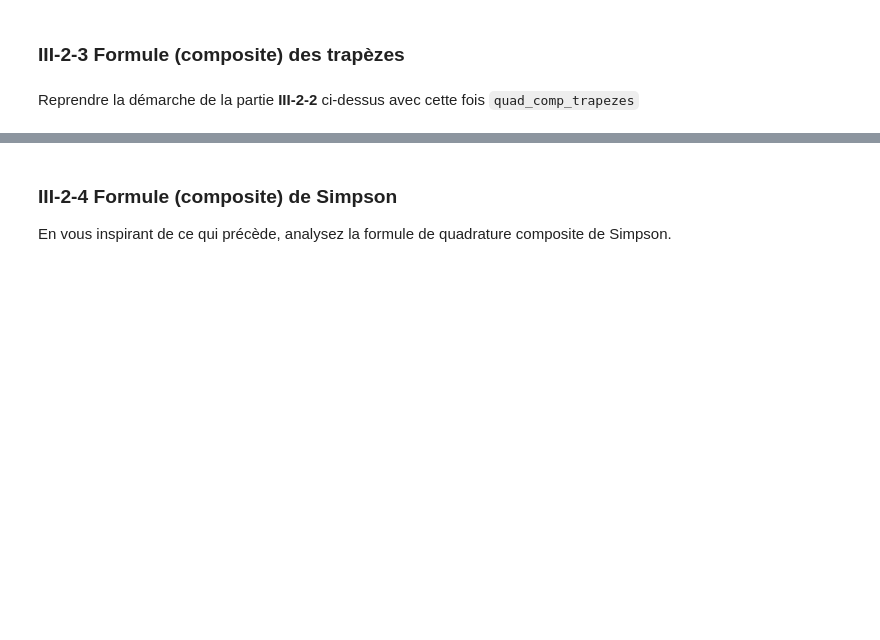
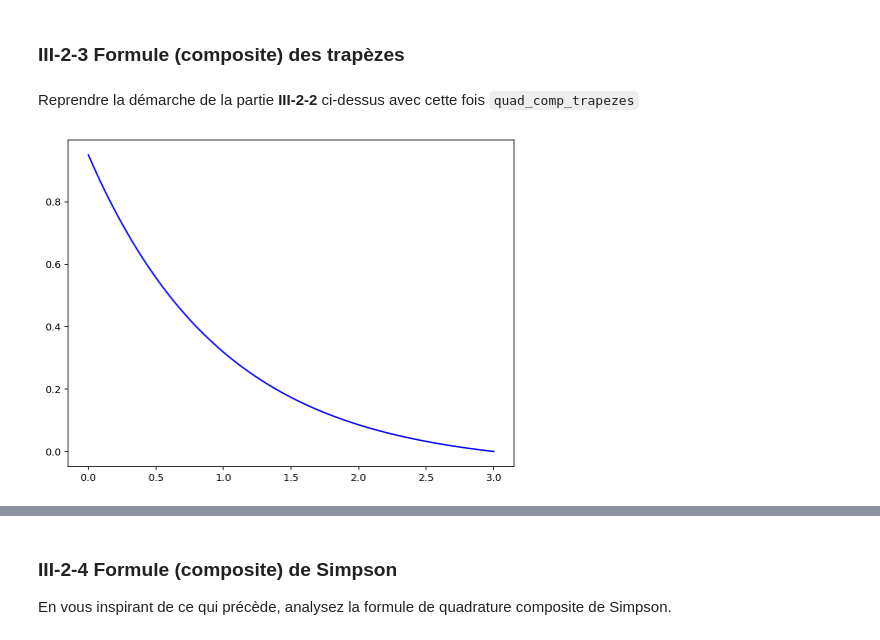
Before and after one commit to momgui/anp, a Jupyter notebook: TP06-etudiant.ipynb, the cells around one changed output, grey strips where cells are left out. Cells and saved outputs as stored; diff of their text form; code cells hidden in the pictures; blank space fills up the shorter version.

```diff
--- a/TP06-etudiant.ipynb
+++ b/TP06-etudiant.ipynb
@@ -160,4 +244,4 @@ Reprendre les questions  **Question III-1-2-1** et **Question III-1-2-2** en met
 # %%
 def quad_trapeze(f, a, b):
     """  """
-    ...
+    return (b-a)*(f(a)+f(b))/2
@@ -282,0 +514,21 @@ Reprendre la question **III-2-1-3** pour cette formule. Pour estimer l'ordre de
+# %%
+# Estimation de l'ordre de convergenc
+a, b = 0., 3.
+print("-------------------------------------------------------------------------")
+print("|          h           |          Eh          | log(E_h/E_{h/2})/log(2) |")
+print("-------------------------------------------------------------------------")
+x = np.arange(0, 11)
+h = np.array(list(map(lambda x: (b-a)/(2**x), x)))
+
+for i in range(len(h)-1):
+    noeuds = [h[i]*j for j in range(int((b-a)/h[i])+1)]
+    noeud2 = [h[i+1]*j for j in range(int((b-a)/h[i+1])+1)]
+    Eh =np.abs(quad(f[0], 0, 3,epsabs=1e-14)[0]- quad_comp_milieu(f[0], noeuds))
+    Eh2 =np.abs(quad(f[0], 0, 3,epsabs=1e-14)[0]- quad_comp_milieu(f[0], noeud2))
+
+    if i == 0:
+        print("|       {:6.3e}       |       {:12.4e}       |          -         |".format(h[i], Eh))
+        next = (np.log(Eh) - np.log(Eh2))/np.log(2)
+    else:
+        print("|       {:6.3e}       |       {:12.4e}       |{:13.3}       |".format(h[i], Eh, next))
+        next = (np.log(Eh) - np.log(Eh2))/np.log(2)
@@ -292,0 +553,24 @@ Reprendre la démarche de la partie **III-2-2** ci-dessus avec cette fois `quad_
+# %%
+# Mise en oeuvre
+def quad_comp_trapezes(f, x):
+    """
+     Calcule l'intégrale de f sur l'intervalle [a, b] par la méthode des milieux
+     f : fonction à intégrer
+     x : liste des abscisses des points de discrétisation
+    """
+    n = len(x)-1
+    I = 0
+    for i in range(n):
+        I += quad_trapeze(f, x[i], x[i+1])
+    return I
+# %%
+f = [f0, f1, f2]
+x = np.linspace(0, 3, 100)
+fig = plt.figure(figsize=(8, 6))
+ax = fig.add_subplot(111)
+y = quad_comp_trapezes(f[0],x)
+y2 = [quad(f[0], 0, i,epsabs=1e-14)[0] for i in x]
+ax.plot(x, abs(y- y2), 'b')
+plt.show()
+# %% [output]
+[figure, added]
```
Also changed, not shown: parts of 37 cells of this notebook, 1 other file.
